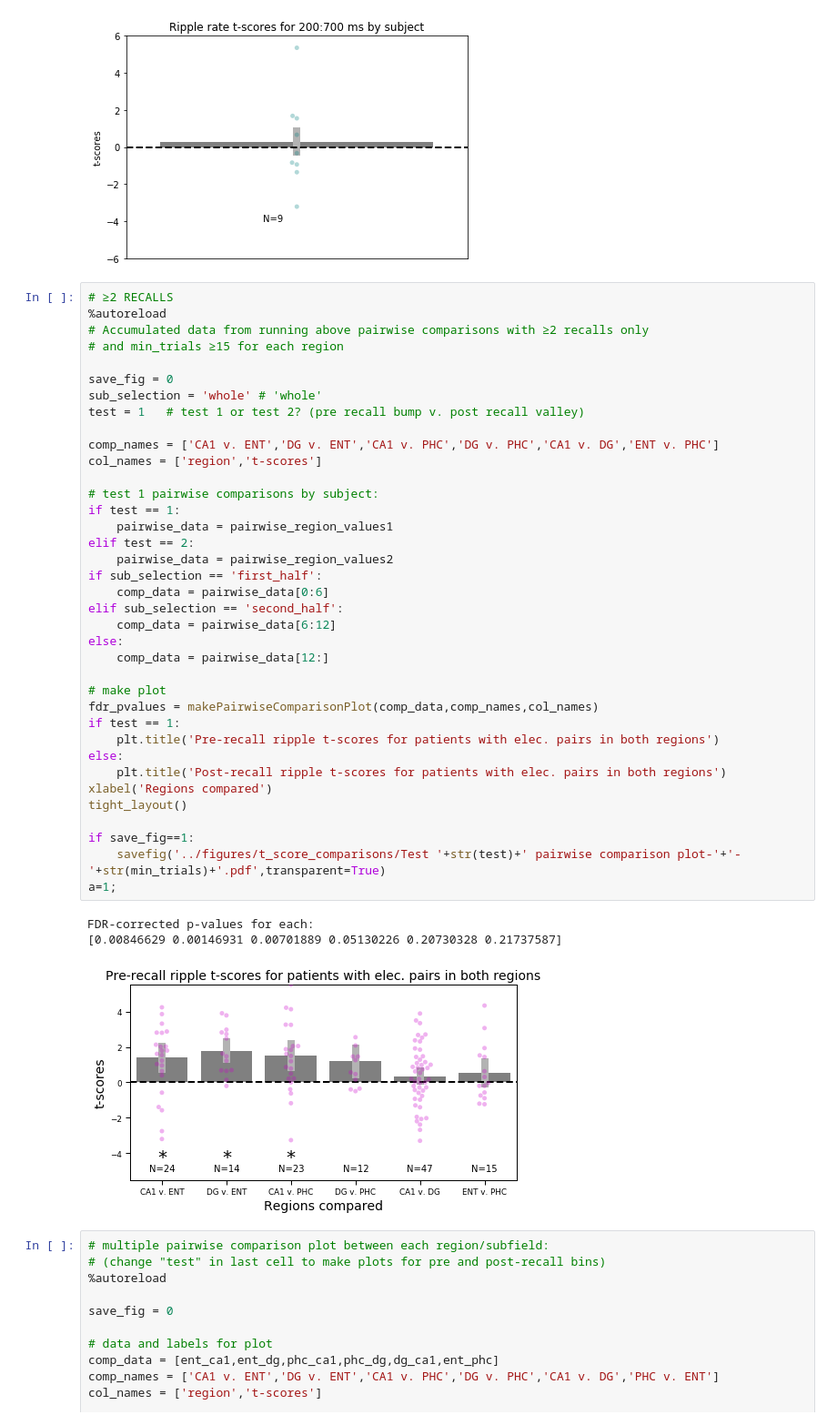
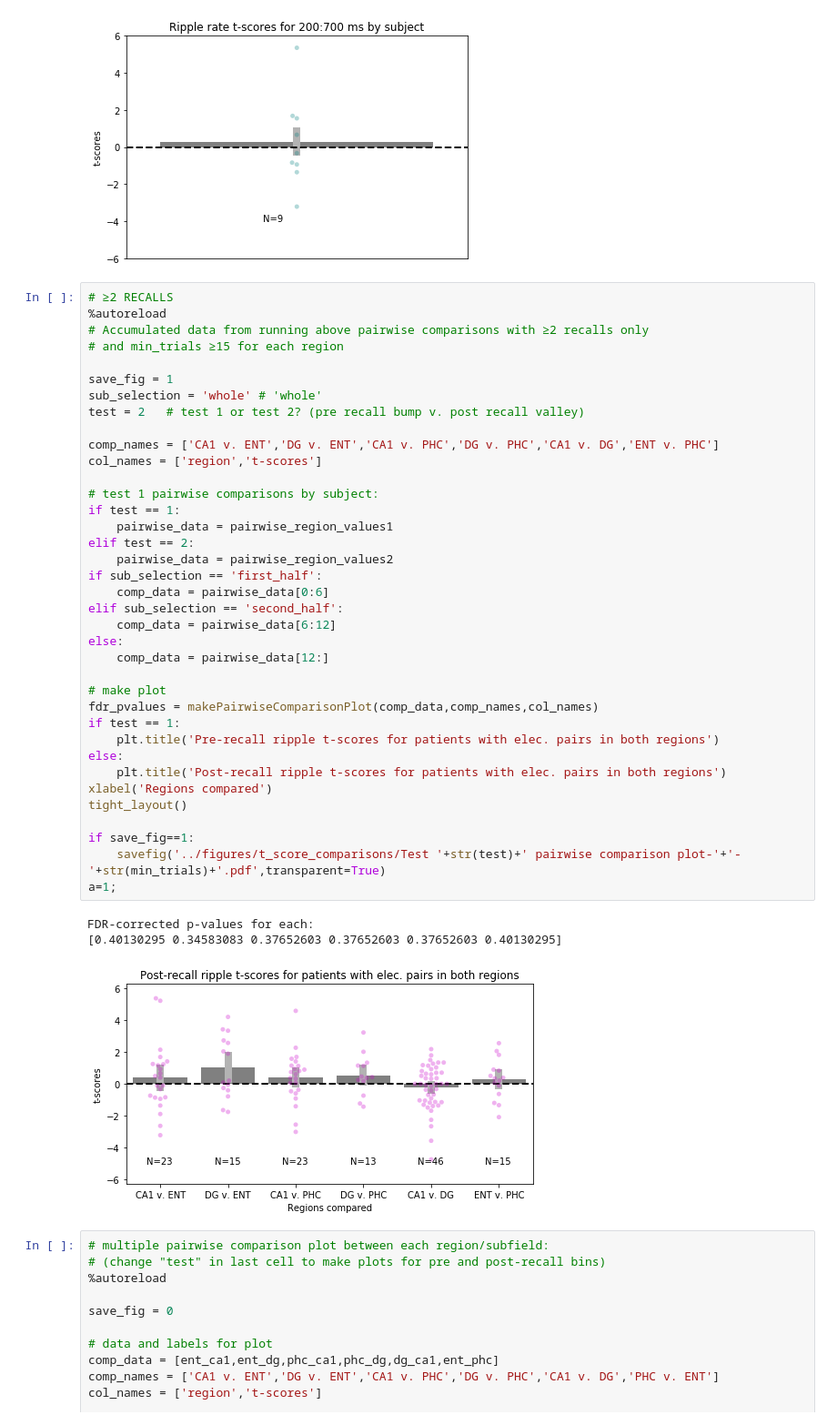
Before and after one commit to jjsakon/SWR, a Jupyter notebook: code/SWRplots.ipynb, the cells around one changed output. Shown at 91% size. Saved outputs shown, nothing was run; the diff lists cells and outputs as text.

Commit message:
2021-03-07 fixed up electrode removal parameter supp plots

```diff
--- a/code/SWRplots.ipynb
+++ b/code/SWRplots.ipynb
@@ -978,41 +978,41 @@ first_half
 # Accumulated data from running above pairwise comparisons with ≥2 recalls only
 # and min_trials ≥15 for each region
 
-save_fig = 0
+save_fig = 1
 sub_selection = 'whole' # 'whole'
-test = 1   # test 1 or test 2? (pre recall bump v. post recall valley)
+test = 2   # test 1 or test 2? (pre recall bump v. post recall valley)
 
 comp_names = ['CA1 v. ENT','DG v. ENT','CA1 v. PHC','DG v. PHC','CA1 v. DG','ENT v. PHC']
 col_names = ['region','t-scores']
 
 # test 1 pairwise comparisons by subject:
 if test == 1:
     pairwise_data = pairwise_region_values1
 elif test == 2:
     pairwise_data = pairwise_region_values2
 if sub_selection == 'first_half':
     comp_data = pairwise_data[0:6]
 elif sub_selection == 'second_half':
     comp_data = pairwise_data[6:12]
 else:
     comp_data = pairwise_data[12:]
 
 # make plot
 fdr_pvalues = makePairwiseComparisonPlot(comp_data,comp_names,col_names)
 if test == 1:
     plt.title('Pre-recall ripple t-scores for patients with elec. pairs in both regions')
 else:
     plt.title('Post-recall ripple t-scores for patients with elec. pairs in both regions')
 xlabel('Regions compared')
 tight_layout()
 
 if save_fig==1:
     savefig('../figures/t_score_comparisons/Test '+str(test)+' pairwise comparison plot-'+'-'+str(min_trials)+'.pdf',transparent=True)
 a=1;
 # %% [output]
 FDR-corrected p-values for each:
-[0.00846629 0.00146931 0.00701889 0.05130226 0.20730328 0.21737587]
+[0.40130295 0.34583083 0.37652603 0.37652603 0.37652603 0.40130295]
-[figure, old version]
+[figure, new version]
 # %%
 # multiple pairwise comparison plot between each region/subfield:
 # (change "test" in last cell to make plots for pre and post-recall bins)
```
Also changed, not shown: 2 other files.
